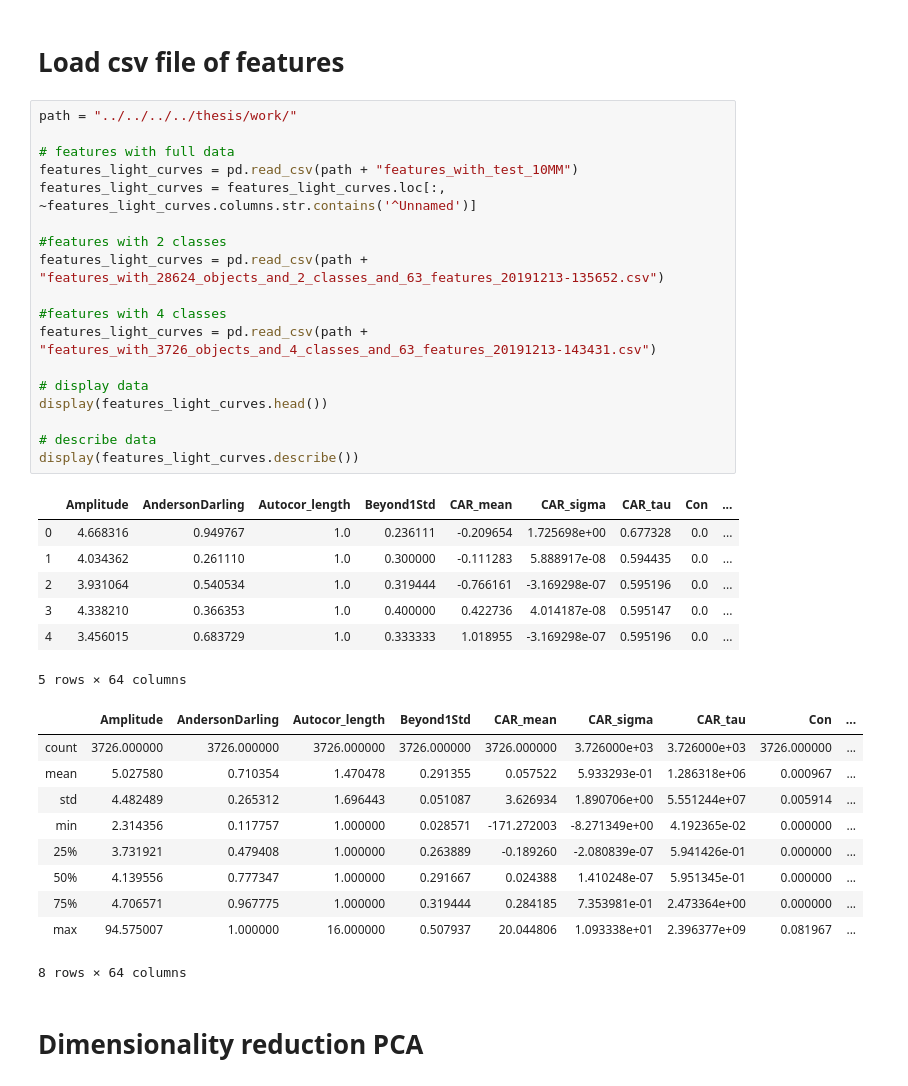
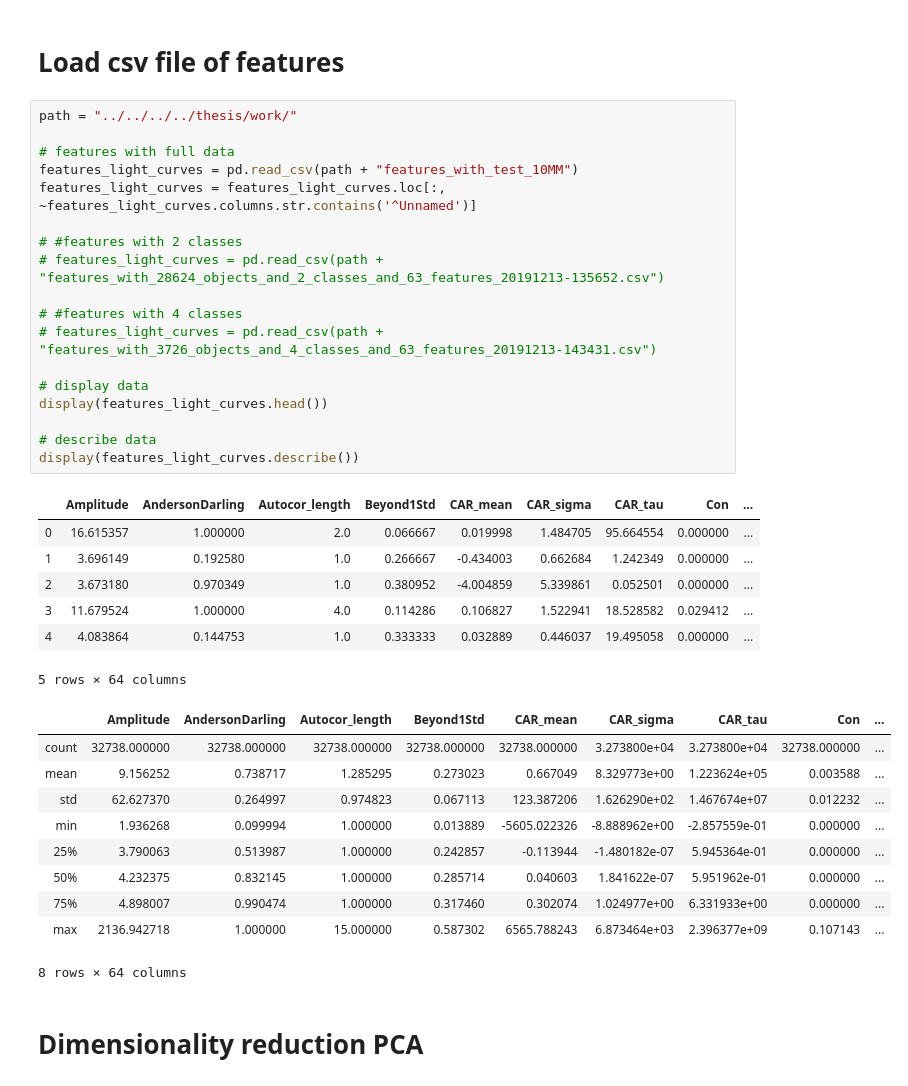
Before and after one commit to leoBravoRain/statistics, a Jupyter notebook: project/statistic project 2.ipynb, the cells around one changed output. Saved outputs shown, nothing was run; the diff lists cells and outputs as text.

```diff
--- a/project/statistic project 2.ipynb
+++ b/project/statistic project 2.ipynb
@@ -559,38 +471,38 @@ Not plotting because it has too much features!
 # %%
 path = "../../../../thesis/work/"
 
 # features with full data
 features_light_curves = pd.read_csv(path + "features_with_test_10MM")
 features_light_curves = features_light_curves.loc[:, ~features_light_curves.columns.str.contains('^Unnamed')]
 
-#features with 2 classes
-features_light_curves = pd.read_csv(path + "features_with_28624_objects_and_2_classes_and_63_features_20191213-135652.csv")
+# #features with 2 classes
+# features_light_curves = pd.read_csv(path + "features_with_28624_objects_and_2_classes_and_63_features_20191213-135652.csv")
 
-#features with 4 classes
-features_light_curves = pd.read_csv(path + "features_with_3726_objects_and_4_classes_and_63_features_20191213-143431.csv")
+# #features with 4 classes
+# features_light_curves = pd.read_csv(path + "features_with_3726_objects_and_4_classes_and_63_features_20191213-143431.csv")
 
 # display data
 display(features_light_curves.head())
 
 # describe data
 display(features_light_curves.describe())
 # %% [output]
 |  | Amplitude | AndersonDarling | Autocor_length | Beyond1Std | CAR_mean | CAR_sigma | CAR_tau | Con | ... |
-| 0 | 4.668316 | 0.949767 | 1.0 | 0.236111 | -0.209654 | 1.725698e+00 | 0.677328 | 0.0 | ... |
-| 1 | 4.034362 | 0.261110 | 1.0 | 0.300000 | -0.111283 | 5.888917e-08 | 0.594435 | 0.0 | ... |
-| 2 | 3.931064 | 0.540534 | 1.0 | 0.319444 | -0.766161 | -3.169298e-07 | 0.595196 | 0.0 | ... |
-| 3 | 4.338210 | 0.366353 | 1.0 | 0.400000 | 0.422736 | 4.014187e-08 | 0.595147 | 0.0 | ... |
-| 4 | 3.456015 | 0.683729 | 1.0 | 0.333333 | 1.018955 | -3.169298e-07 | 0.595196 | 0.0 | ... |
+| 0 | 16.615357 | 1.000000 | 2.0 | 0.066667 | 0.019998 | 1.484705 | 95.664554 | 0.000000 | ... |
+| 1 | 3.696149 | 0.192580 | 1.0 | 0.266667 | -0.434003 | 0.662684 | 1.242349 | 0.000000 | ... |
+| 2 | 3.673180 | 0.970349 | 1.0 | 0.380952 | -4.004859 | 5.339861 | 0.052501 | 0.000000 | ... |
+| 3 | 11.679524 | 1.000000 | 4.0 | 0.114286 | 0.106827 | 1.522941 | 18.528582 | 0.029412 | ... |
+| 4 | 4.083864 | 0.144753 | 1.0 | 0.333333 | 0.032889 | 0.446037 | 19.495058 | 0.000000 | ... |
 5 rows × 64 columns
 |  | Amplitude | AndersonDarling | Autocor_length | Beyond1Std | CAR_mean | CAR_sigma | CAR_tau | Con | ... |
-| count | 3726.000000 | 3726.000000 | 3726.000000 | 3726.000000 | 3726.000000 | 3.726000e+03 | 3.726000e+03 | 3726.000000 | ... |
-| mean | 5.027580 | 0.710354 | 1.470478 | 0.291355 | 0.057522 | 5.933293e-01 | 1.286318e+06 | 0.000967 | ... |
-| std | 4.482489 | 0.265312 | 1.696443 | 0.051087 | 3.626934 | 1.890706e+00 | 5.551244e+07 | 0.005914 | ... |
-| min | 2.314356 | 0.117757 | 1.000000 | 0.028571 | -171.272003 | -8.271349e+00 | 4.192365e-02 | 0.000000 | ... |
-| 25% | 3.731921 | 0.479408 | 1.000000 | 0.263889 | -0.189260 | -2.080839e-07 | 5.941426e-01 | 0.000000 | ... |
-| 50% | 4.139556 | 0.777347 | 1.000000 | 0.291667 | 0.024388 | 1.410248e-07 | 5.951345e-01 | 0.000000 | ... |
-| 75% | 4.706571 | 0.967775 | 1.000000 | 0.319444 | 0.284185 | 7.353981e-01 | 2.473364e+00 | 0.000000 | ... |
-| max | 94.575007 | 1.000000 | 16.000000 | 0.507937 | 20.044806 | 1.093338e+01 | 2.396377e+09 | 0.081967 | ... |
+| count | 32738.000000 | 32738.000000 | 32738.000000 | 32738.000000 | 32738.000000 | 3.273800e+04 | 3.273800e+04 | 32738.000000 | ... |
+| mean | 9.156252 | 0.738717 | 1.285295 | 0.273023 | 0.667049 | 8.329773e+00 | 1.223624e+05 | 0.003588 | ... |
+| std | 62.627370 | 0.264997 | 0.974823 | 0.067113 | 123.387206 | 1.626290e+02 | 1.467674e+07 | 0.012232 | ... |
+| min | 1.936268 | 0.099994 | 1.000000 | 0.013889 | -5605.022326 | -8.888962e+00 | -2.857559e-01 | 0.000000 | ... |
+| 25% | 3.790063 | 0.513987 | 1.000000 | 0.242857 | -0.113944 | -1.480182e-07 | 5.945364e-01 | 0.000000 | ... |
+| 50% | 4.232375 | 0.832145 | 1.000000 | 0.285714 | 0.040603 | 1.841622e-07 | 5.951962e-01 | 0.000000 | ... |
+| 75% | 4.898007 | 0.990474 | 1.000000 | 0.317460 | 0.302074 | 1.024977e+00 | 6.331933e+00 | 0.000000 | ... |
+| max | 2136.942718 | 1.000000 | 15.000000 | 0.587302 | 6565.788243 | 6.873464e+03 | 2.396377e+09 | 0.107143 | ... |
 8 rows × 64 columns
 # %% [markdown]
 # Dimensionality reduction PCA
```
Also changed, not shown: parts of 28 cells of this notebook.
